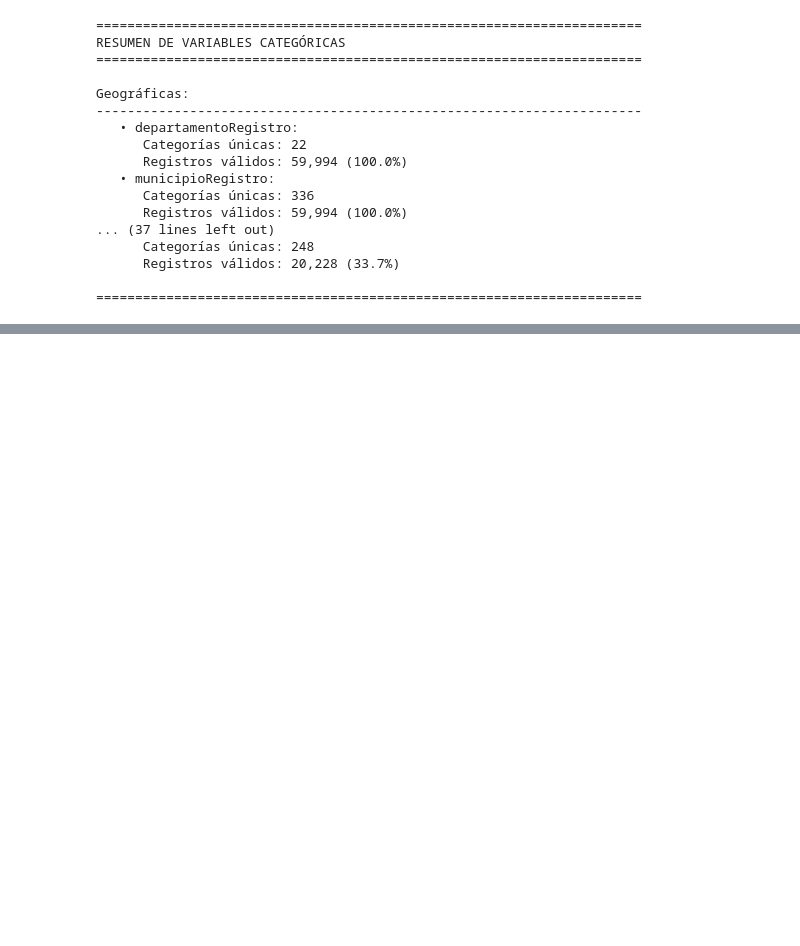
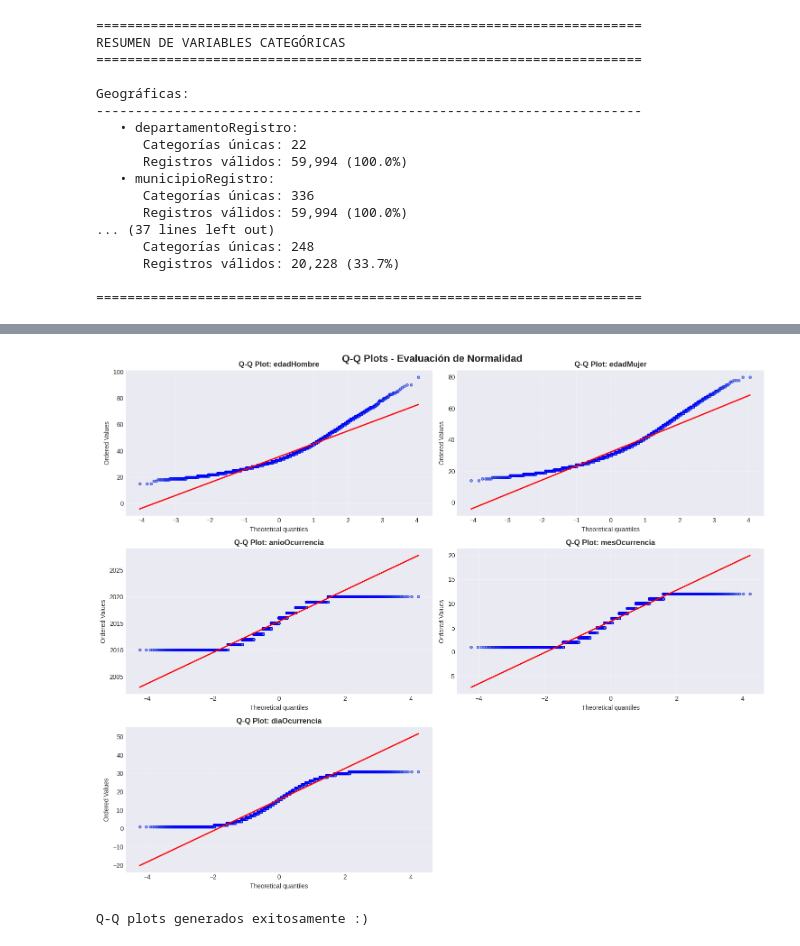
Before and after one commit to Tunchxz/CC3074-Proyecto-1, a Jupyter notebook: proyecto-1.ipynb, the cells around one changed output, grey strips where cells are left out. Saved outputs shown, nothing was run; the diff lists cells and outputs as text; code cells hidden in the pictures; blank space fills up the shorter version.

```diff
--- a/proyecto-1.ipynb
+++ b/proyecto-1.ipynb
@@ -1238,0 +1561,44 @@ Geográficas:
+# %%
+# Q-Q Plots para evaluación visual de normalidad
+fig, axes = plt.subplots(3, 2, figsize=(15, 12))
+axes = axes.flatten()
+
+for idx, var in enumerate(variables_numericas):
+    if var in df_limpio.columns:
+        data = df_limpio[var].dropna()
+
+        # Verificar que hay datos válidos
+        if len(data) > 0 and np.isfinite(data).all():
+            # Convertir a numpy array para asegurar compatibilidad
+            data_array = np.array(data, dtype=float)
+
+            # Q-Q plot
+            stats.probplot(data_array, dist="norm", plot=axes[idx])
+            axes[idx].set_title(f'Q-Q Plot: {var}', fontweight='bold')
+            axes[idx].grid(True, alpha=0.3)
+
+            # Modificar estilos de las líneas de forma segura
+            lines = axes[idx].get_lines()
+            if len(lines) >= 2:
+                lines[0].set_markerfacecolor('steelblue')
+                lines[0].set_markersize(4)
+                lines[0].set_alpha(0.6)
+                lines[1].set_color('red')
+                lines[1].set_linewidth(2)
+        else:
+            axes[idx].text(0.5, 0.5, f'Datos insuficientes\npara {var}',
+                        ha='center', va='center', transform=axes[idx].transAxes)
+            axes[idx].set_title(f'Q-Q Plot: {var}', fontweight='bold')
+
+# Ocultar subplot extra
+axes[-1].axis('off')
+
+plt.tight_layout()
+plt.suptitle('Q-Q Plots - Evaluación de Normalidad',
+            fontsize=16, fontweight='bold', y=1.00)
+plt.show()
+
+print("Q-Q plots generados exitosamente :)")
+# %% [output]
+[figure, added]
+Q-Q plots generados exitosamente :)
```
Also changed, not shown: parts of 18 cells of this notebook.
